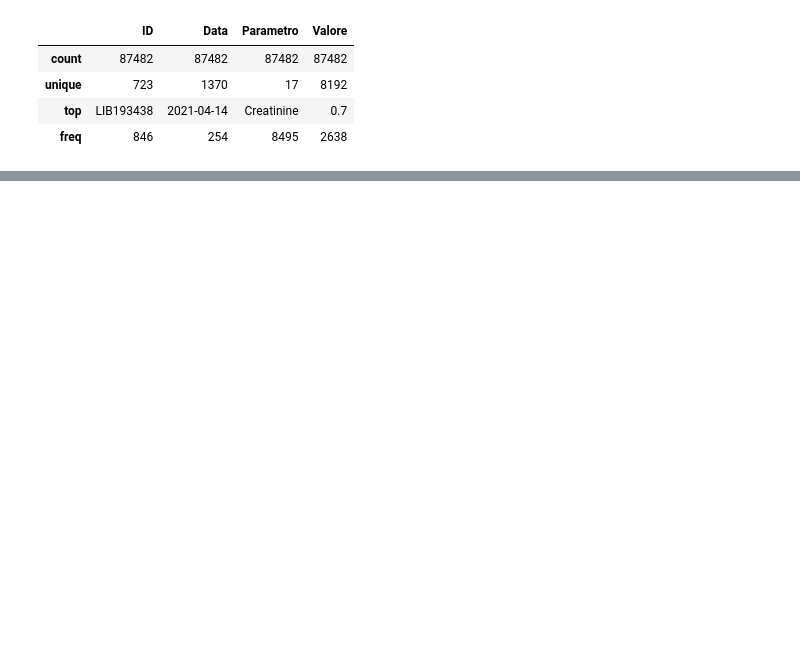
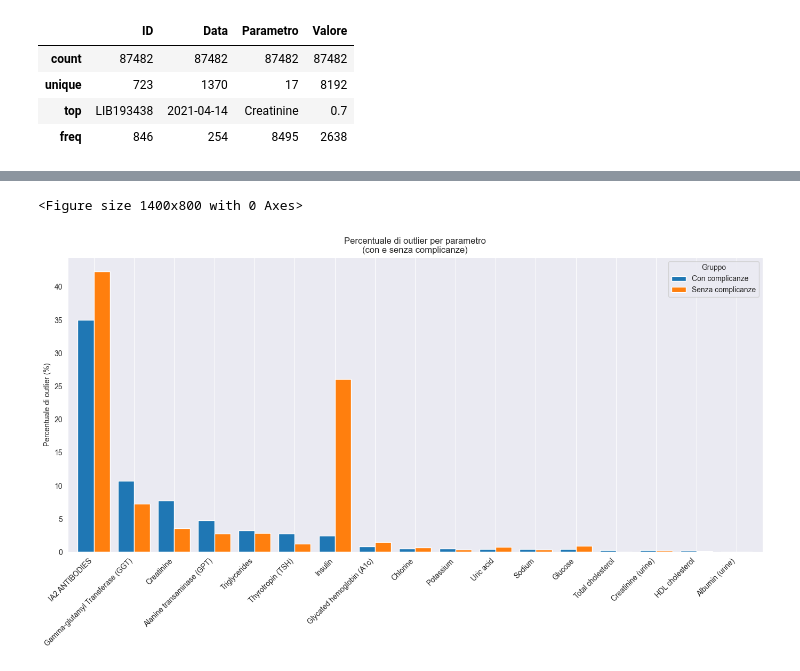
Before and after one commit to MatteoAv/AnalisiDatasetDiabete, a Jupyter notebook: Parametri_Biochimici.ipynb, the cells around one changed output, grey strips where cells are left out. Drawn from its saved outputs; the diff is of its cells as text; code cells hidden in the pictures; blank space fills up the shorter version.

Commit message:
Aggiunta generazione grafici analisi parametri biochimici per complicanze

```diff
--- a/Parametri_Biochimici.ipynb
+++ b/Parametri_Biochimici.ipynb
@@ -1,11 +1,15 @@
 # %%
 import pandas as pd
-import numpy as np
+import matplotlib.pyplot as plt
+import seaborn as sns
 
-df = pd.read_csv("Biochemical_parameters.csv", names=["ID", "Data", "Parametro", "Valore"])
+df = pd.read_csv("Excel/Biochemical_parameters.csv", names=["ID", "Data", "Parametro", "Valore"])
 
 indici_da_droppare = df[df['Parametro'] == 'Name'].index
 df = df.drop(indici_da_droppare)
+df1 = df
+
+df2 = pd.read_csv("Excel/Diagnostics.csv", names=["ID", "Codice", "Complicanza"])
 
 df.describe()
 # %% [output]
@@ -117,0 +131,12 @@ tabella_sintesi
+# %%
+ids_con_complicanze = df2["ID"].unique()
+
+# 2. Dividiamo df1 in due dataset
+df_con_complicanze = df1[df1["ID"].isin(ids_con_complicanze)]
+df_senza_complicanze = df1[~df1["ID"].isin(ids_con_complicanze)]
+
+# 3. Eseguiamo analisi_parametri su ciascuno
+tabella_con = analisi_parametri(df_con_complicanze)
+tabella_senza = analisi_parametri(df_senza_complicanze)
+
+tabella_con
@@ -117,0 +183,34 @@ tabella_sintesi
+# %%
+def calcola_percentuali_outlier(df, etichetta):
+    percentuali = {}
+    for parametro, gruppo in df.groupby("Parametro"):
+        valori = pd.to_numeric(gruppo["Valore"], errors="coerce").dropna()
+        if len(valori) > 0:
+            z_scores = modified_z_score(valori)
+            outliers = np.abs(z_scores) > 5
+            percentuali[parametro] = 100 * outliers.sum() / len(valori)
+        else:
+            percentuali[parametro] = 0.0
+    return pd.Series(percentuali, name=etichetta)
+
+# Calcola le percentuali di outlier per ciascun gruppo
+percentuali_con = calcola_percentuali_outlier(df_con_complicanze, "Con complicanze")
+percentuali_senza = calcola_percentuali_outlier(df_senza_complicanze, "Senza complicanze")
+
+# Combina i risultati in un unico DataFrame
+df_outliers = pd.concat([percentuali_con, percentuali_senza], axis=1).fillna(0)
+df_outliers = df_outliers.sort_values(by="Con complicanze", ascending=False)
+
+# Plot
+plt.figure(figsize=(14, 8))
+df_outliers.plot(kind="bar", figsize=(14, 8), width=0.8)
+plt.ylabel("Percentuale di outlier (%)")
+plt.title("Percentuale di outlier per parametro\n(con e senza complicanze)")
+plt.xticks(rotation=45, ha='right')
+plt.grid(axis='y')
+plt.tight_layout()
+plt.legend(title="Gruppo")
+plt.show()
+# %% [output]
+<Figure size 1400x800 with 0 Axes>
+[figure, added]
```
Also changed, not shown: parts of 9 cells of this notebook, 1 other file.
